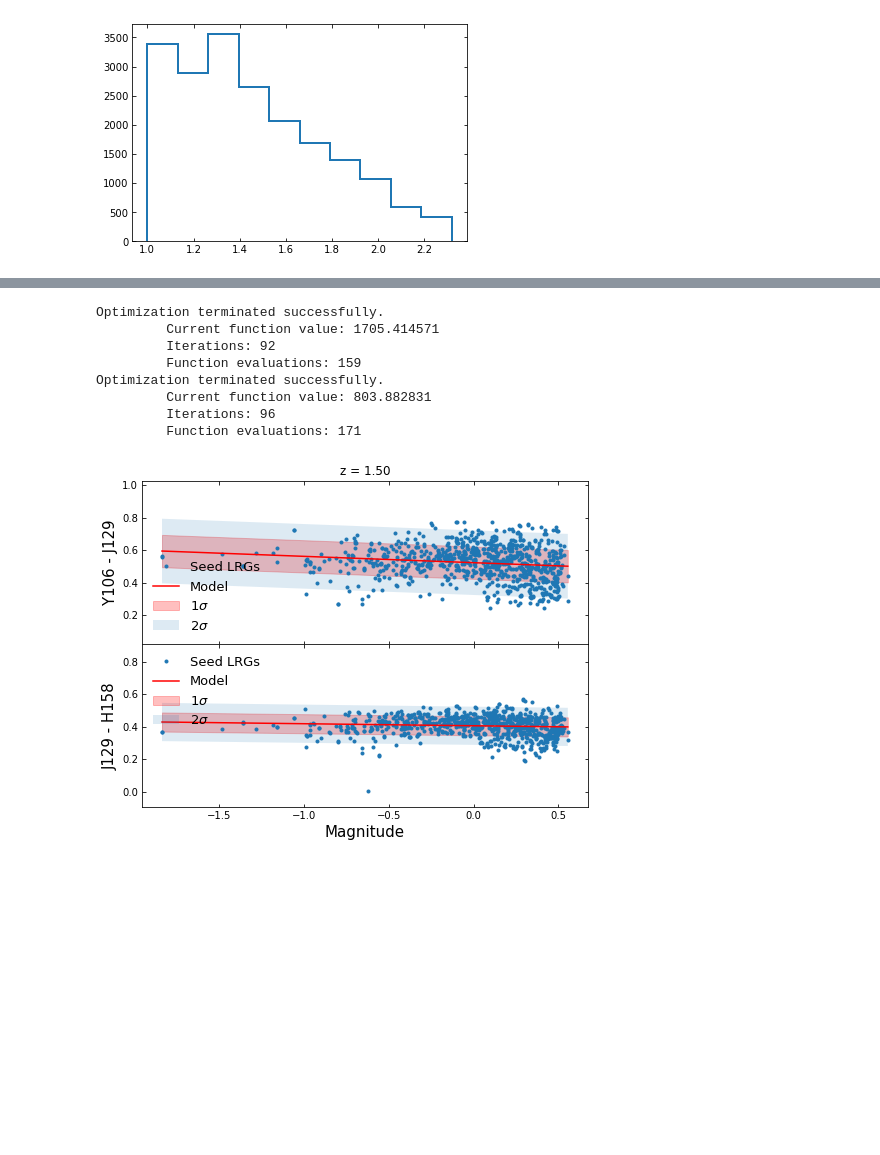
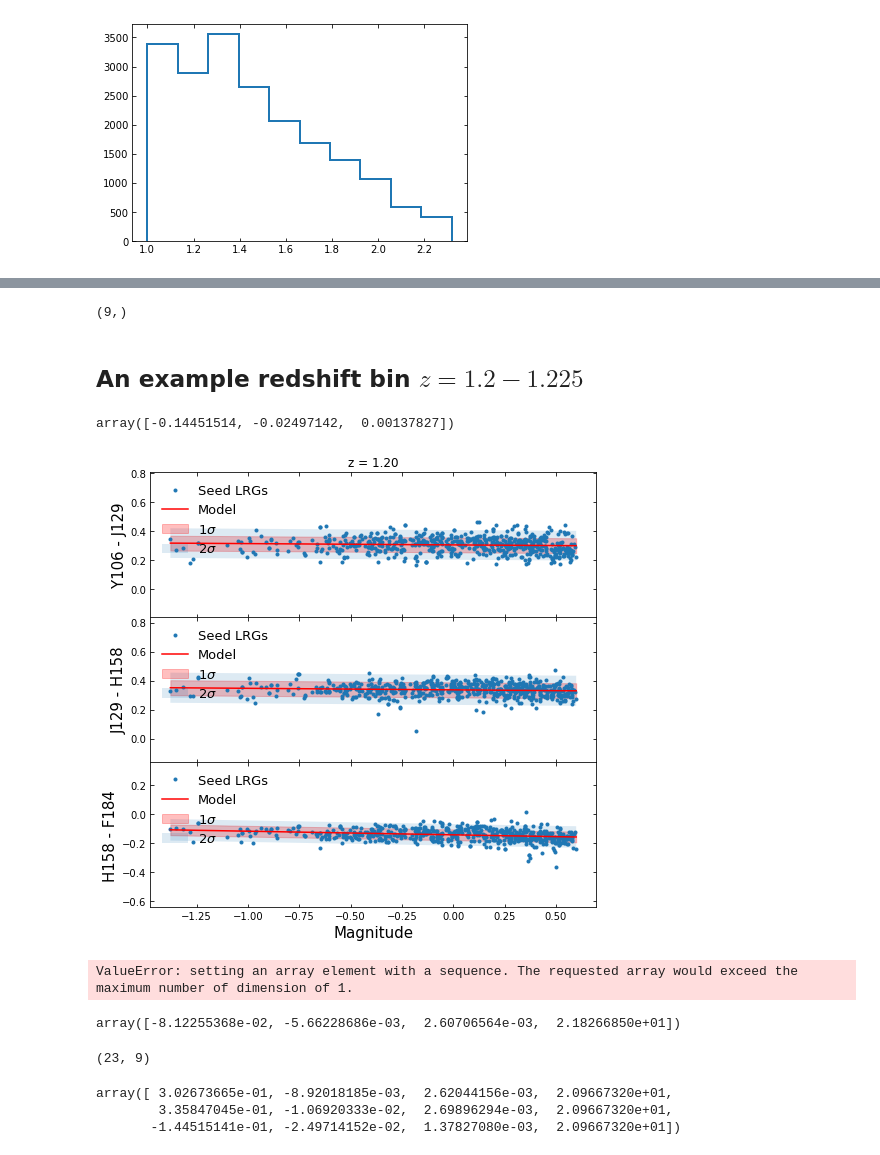
Before and after one commit to Zhiyuan-G/Rubin-Roman-redmagic, a Jupyter notebook: Roman_red_sequence_calibration.ipynb, the cells around one changed output, grey strips where cells are left out. Saved outputs shown, nothing was run; the diff lists cells and outputs as text; code cells hidden in the pictures; blank space fills up the shorter version.

```diff
--- a/Roman_red_sequence_calibration.ipynb
+++ b/Roman_red_sequence_calibration.ipynb
@@ -76,0 +197,10 @@ def func (x):
+# %%
+fr = ['Y106','J129','H158','F184']
+z_low = 1.2
+z_high = z_low + 0.02
+z_mask = (zs > z_low) & (zs < z_high)
+m_ref_mean,mag_ref,color1,color2,sigma_c0,sigma_c1,sigma_c2 = get_vals2(c1 = fr[0],c2 = fr[1],c3 = fr[2],ref_m=fr[-1],z_mask=z_mask)
+x0 = (1)
+res = minimize(func_off_diag_only,x0,
+              args=(color1, color2,mag_ref,m_ref_mean,sigma_c0,sigma_c1,sigma_c2,
+                   res_1.x[0],res_1.x[1],res_1.x[2],res_2.x[0],res_2.x[1],res_2.x[2]))
@@ -91,28 +249,38 @@ def plot_model(ax,mag_ref,m_ref_mean,res,c1,c2):
+# %%
+try_m = np.zeros(shape = (10,9))
+# %%
+aaa = list([1,2,3,4,5,6,7,8,9])
+# %%
+try_m[0].shape
+# %% [output]
+(9,)
+# %%
+try_m[0] = aaa
+# %% [markdown]
+## An example redshift bin $z = 1.2 - 1.225$
+# %%
+res.x
+# %% [output]
+array([-0.14451514, -0.02497142,  0.00137827])
 # %%
 fr = ['Y106','J129','H158','F184']
-z_low = 1.5
-z_high = z_low + 0.05
+z_low = 1.2
+z_high = z_low + 0.025
 z_mask = (zs > z_low) & (zs < z_high)
 
-f,ax = plt.subplots(2,1,figsize = (8,6))
+f,ax = plt.subplots(3,1,figsize = (8,8))
 ax[0].set_title('z = %.2f'%z_low)
 plt.subplots_adjust(hspace=0.0)
-m_ref_mean,mag_ref,color,color_err = get_vals(c1 = fr[0],c2 = fr[1],ref_m=fr[-1],z_mask=z_mask)
-x0 = (1,0.5,0.002)
-res = optimize.fmin(func, x0);
-plot_model(ax = ax[0], mag_ref=mag_ref,m_ref_mean=m_ref_mean,res=res,c1=fr[0],c2 = fr[1])
+for kk in range(3):
 
-m_ref_mean,mag_ref,color,color_err = get_vals(c1 = fr[1],c2 = fr[2],ref_m=fr[-1],z_mask=z_mask)
-x0 = (1,0.5,0.002)
-res = optimize.fmin(func, x0);
-plot_model(ax = ax[1], mag_ref=mag_ref,m_ref_mean=m_ref_mean,res=res,c1=fr[1],c2 = fr[2])
+    m_ref_mean,mag_ref,color,color_err = get_vals(c1 = fr[kk],c2 = fr[kk+1],ref_m=fr[-1],z_mask=z_mask)
+    x0 = (1,0.5,0.002)
+    res = minimize(func, x0,bounds=((None,None),(None,None),(0,None)),args=(mag_ref,m_ref_mean,color,color_err))
+    plot_model(ax = ax[kk], mag_ref=mag_ref,m_ref_mean=m_ref_mean,res=res.x,c1=fr[kk],c2 = fr[kk+1])
+    try_m[0,kk*3:kk*3 + 3] = res.x
 # %% [output]
-Optimization terminated successfully.
-         Current function value: 1705.414571
-         Iterations: 92
-         Function evaluations: 159
-Optimization terminated successfully.
-         Current function value: 803.882831
-         Iterations: 96
-         Function evaluations: 171
-[figure, old version]
+[figure, new version]
+# %%
+try_m[2] = (res.x[:3],[3,4,5])
+# %% [output]
+ValueError: setting an array element with a sequence. The requested array would exceed the maximum number of dimension of 1.
@@ -119 +289,15 @@ Optimization terminated successfully.
+# %%
+np.append(rr,m_ref_mean)
+# %% [output]
+array([-8.12255368e-02, -5.66228686e-03,  2.60706564e-03,  2.18266850e+01])
+# %%
+parm_vals.shape
+# %% [output]
+(23, 9)
+# %%
+parm_vals[0]
+# %% [output]
+array([ 3.02673665e-01, -8.92018185e-03,  2.62044156e-03,  2.09667320e+01,
+        3.35847045e-01, -1.06920333e-02,  2.69896294e-03,  2.09667320e+01,
+       -1.44515141e-01, -2.49714152e-02,  1.37827080e-03,  2.09667320e+01])
 # %%
```
Also changed, not shown: parts of 21 cells of this notebook.
